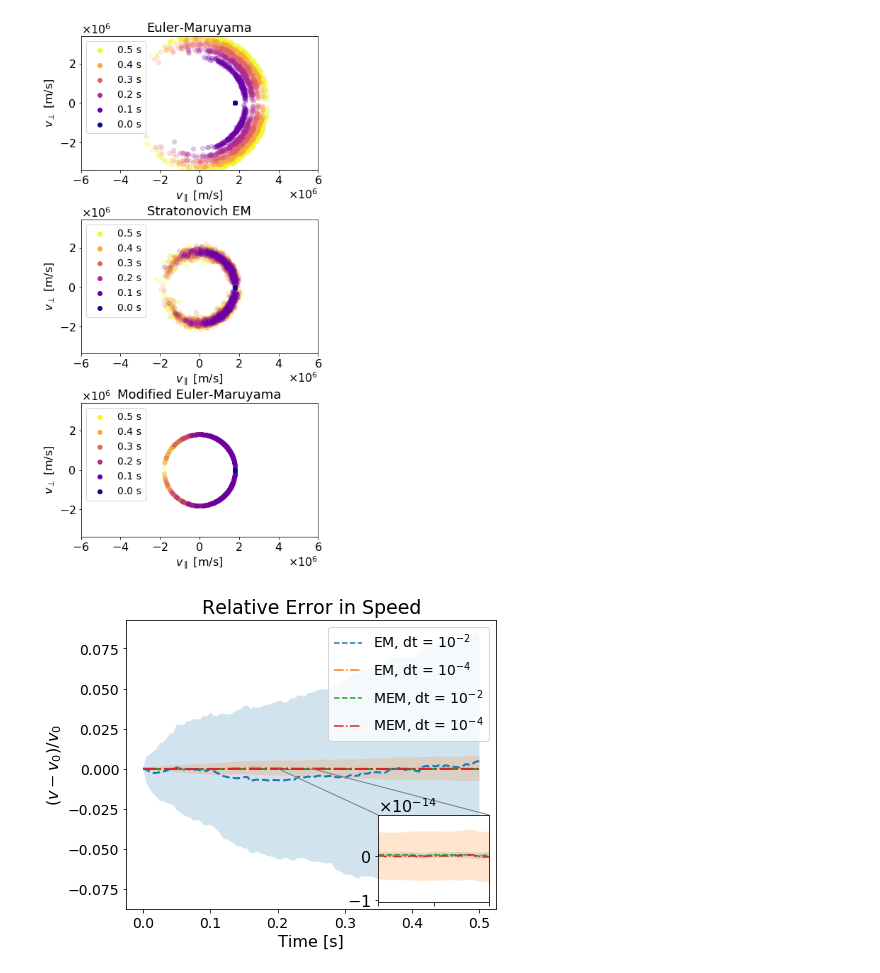
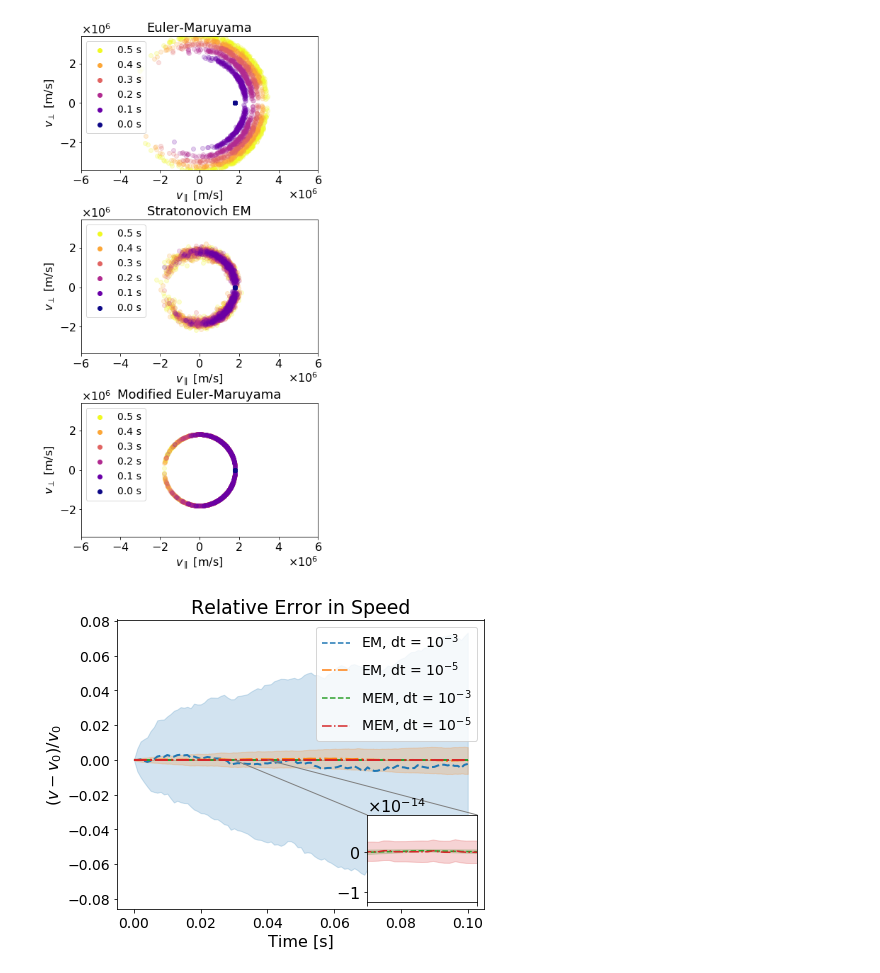
Before and after one commit to lauraxinzhang/CoulombCollisions, a Jupyter notebook: Stratanovich.ipynb, the cells around one changed output. Saved outputs shown, nothing was run; the diff lists cells and outputs as text; code cells hidden in the pictures.

Commit message:
improved speed_rel output; plots fitted lines in weak convergence tests

```diff
--- a/Stratanovich.ipynb
+++ b/Stratanovich.ipynb
@@ -101,21 +101,22 @@ speed4 = np.linalg.norm(vHist4, axis = -1)
 # %%
 fig, ax = plt.subplots()
 lines = []
-lines = aveAndSTD(ax, speed2_EM, 0.5, markers = '--', label = 'EM, dt = $10^{-2}$')
-lines += aveAndSTD(ax, speed4_EM, 0.5, markers = '-.', label = 'EM, dt = $10^{-4}$')
-lines += aveAndSTD(ax, speed2, 0.5, markers = '--', label = 'MEM, dt = $10^{-2}$')
-lines += aveAndSTD(ax, speed4, 0.5, markers = '-.', label = 'MEM, dt = $10^{-4}$')
+lines = aveAndSTD(ax, speed2_EM, 0.1, markers = '--', c = 'C0', label = 'EM, dt = $10^{-3}$')
+lines += aveAndSTD(ax, speed4_EM, 0.1, markers = '-.', c = 'C1', label = 'EM, dt = $10^{-5}$')
+lines += aveAndSTD(ax, speed2, 0.1, markers = '--', c = 'C2', label = 'MEM, dt = $10^{-3}$')
+lines += aveAndSTD(ax, speed4, 0.1, markers = '-.', c = 'C3', label = 'MEM, dt = $10^{-5}$')
 # plt.ticklabel_format(axis = 'y', style = 'sci', scilimits=(0, 0))
 formatAndSave(fig, ax, lines, 'Time [s]', '$(v - v_0) / v_0$', title = "Relative Error in Speed", fontsize = 16)
 fig.set_size_inches(6.5, 5)
 # ax.linewidth(2)
 
 axins = inset_axes(ax, width='30%', height='30%', loc=4)
 axins.set_xticklabels('')
-axins.set_xlim(0.2, 0.25)
-aveAndSTD(axins, speed2, 0.5, markers = 'C2--', label = 'MEM, dt = 1E-2')
-aveAndSTD(axins, speed4, 0.5, markers = 'C3-.', label = 'MEM, dt = 1E-4')
+axins.set_xlim(0.03, 0.04)
+aveAndSTD(axins, speed2, 0.5, markers = '--', c = 'C2', label = 'MEM, dt = 1E-3')
+aveAndSTD(axins, speed4, 0.5, markers = '-.', c = 'C3', label = 'MEM, dt = 1E-5')
 mark_inset(ax, axins, loc1=1, loc2=2, fc="none", ec="0.5")
 axins.ticklabel_format(axis = 'y', style = 'sci', scilimits=(-2, 0), useMathText=True)
+fig.savefig('./figures/speed_rel_1.pdf', bbox_inches = "tight")
 # %% [output]
-[figure, old version]
+[figure, new version]
```
Also changed, not shown: 3 other files.
